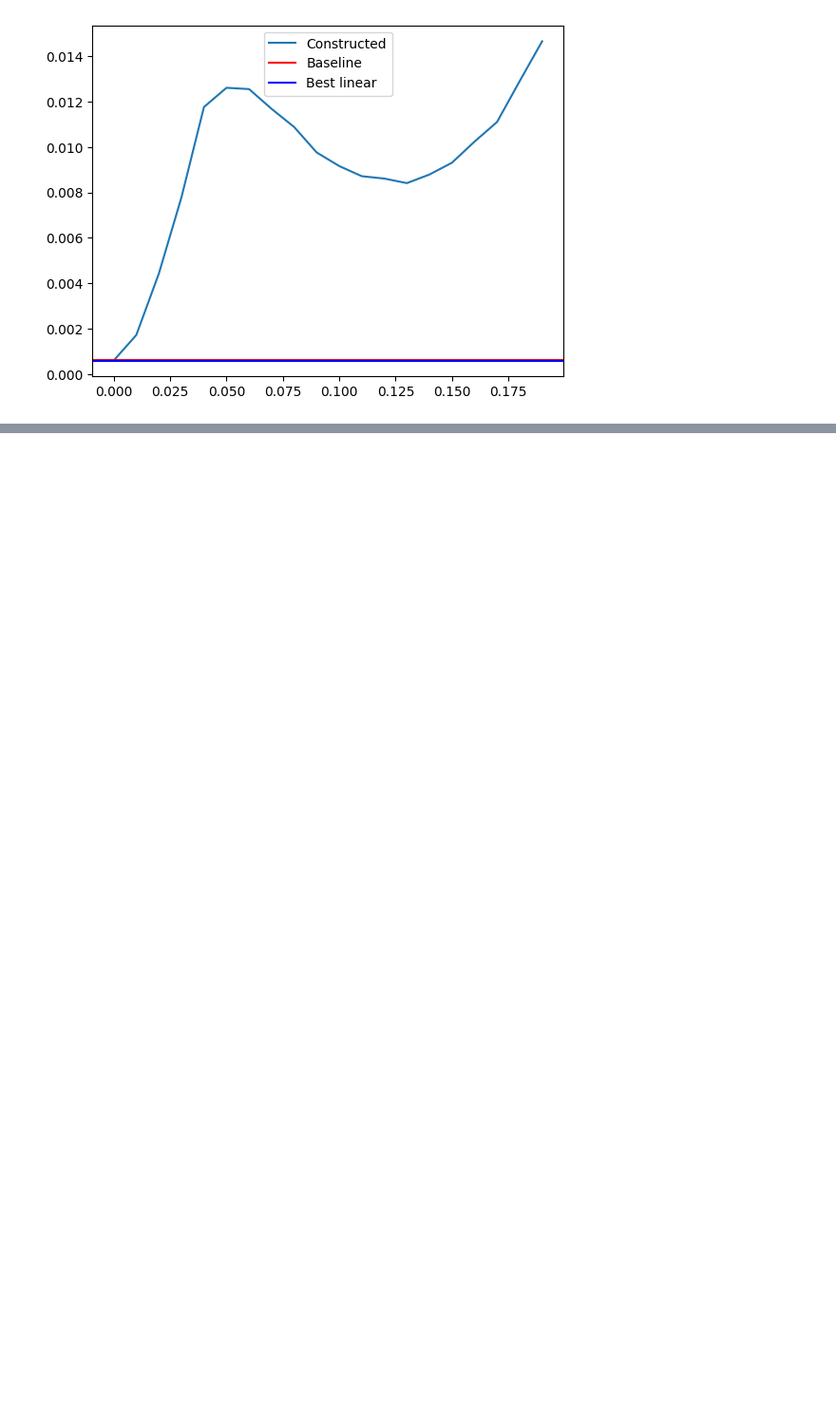
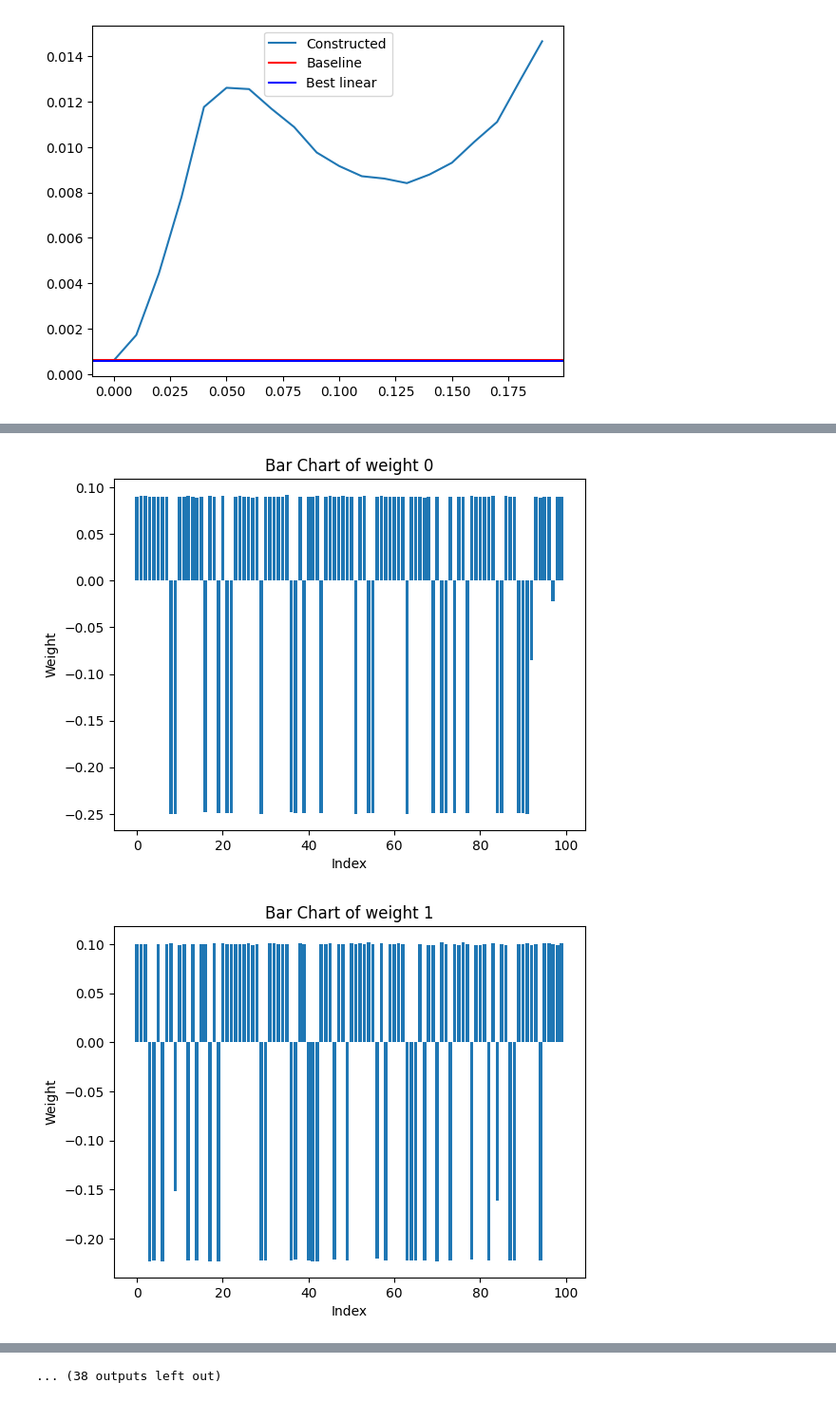
Before and after one commit to BorisTheBrave/uand-toy-model, a Jupyter notebook: uand.ipynb, the cells around one changed output, grey strips where cells are left out. Shown at 95% size. Drawn from its saved outputs; the diff is of its cells as text; code cells hidden in the pictures; blank space fills up the shorter version.

```diff
--- a/uand.ipynb
+++ b/uand.ipynb
@@ -471,0 +493,5 @@ print(model.linear2.weight.abs().max(dim=0).values)
+# %%
+cats=='spike'
+for i, (cat, idx) in enumerate(zip(cats, model.linear.weight.max(dim=1).indices)):
+    if cat == 'spike':
+        print(f"{i}: {idx.item()}")
@@ -471,0 +516,12 @@ print(model.linear2.weight.abs().max(dim=0).values)
+# %%
+for i in range(50):
+    if cats[i] == 'zero': continue
+    plt.bar(range(len(model.linear.weight[i].detach().cpu().numpy())), model.linear.weight[i].detach().cpu().numpy())
+    # plt.ylim(-0.05, 0.05)
+    plt.title(f'Bar Chart of weight {i}')
+    plt.xlabel('Index')
+    plt.ylabel('Weight')
+    plt.show()
+# %% [output]
+[figure, added]
+[figure, added]
@@ -471,0 +538 @@ print(model.linear2.weight.abs().max(dim=0).values)
+... (38 outputs left out)
```
Also changed, not shown: parts of 9 cells of this notebook, 2 other files.
